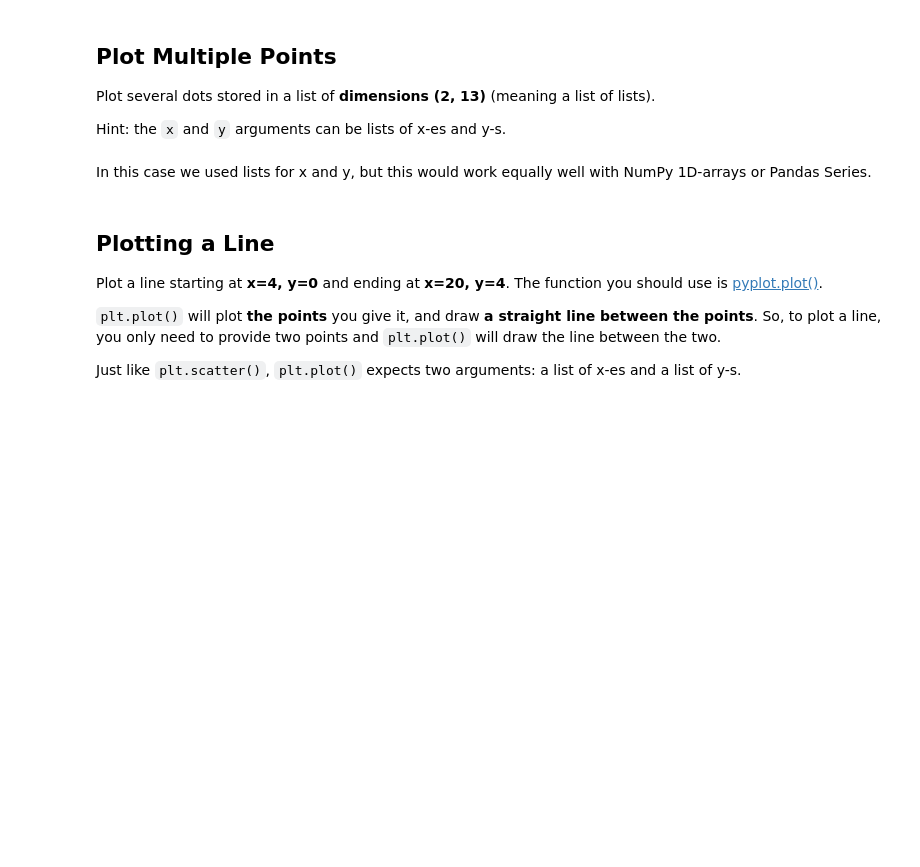
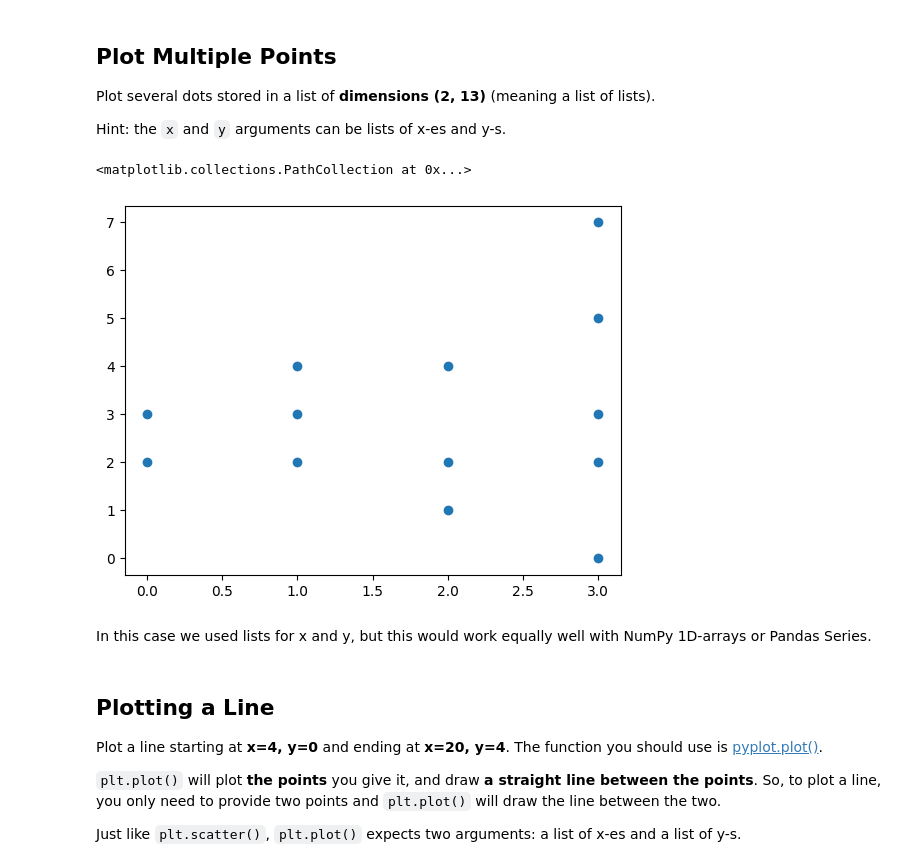
Before and after one commit to aardeleAI/data-algebra-warmup, a Jupyter notebook: algebra-warmup.ipynb, the cells around one changed output. Drawn from its saved outputs; the diff is of its cells as text; code cells hidden in the pictures; blank space fills up the shorter version.

```diff
--- a/algebra-warmup.ipynb
+++ b/algebra-warmup.ipynb
@@ -38,10 +41,13 @@ Hint: the `x` and `y` arguments can be lists of x-es and y-s.
 # %%
 dots = [
     [1, 1, 2, 2, 2, 3, 1, 3, 3, 3, 3, 0, 0],
     [2, 3, 2, 4, 1, 3, 4, 2, 0, 5, 7, 2, 3]
 ]
 
-pass  # YOUR CODE HERE
+plt.scatter(dots[0], dots[1])
+# %% [output]
+<matplotlib.collections.PathCollection at 0x...>
+[figure, added]
 # %% [markdown]
 In this case we used lists for x and y, but this would work equally well with NumPy 1D-arrays or Pandas Series.
 # %% [markdown]
```
Also changed, not shown: parts of 12 cells of this notebook.
